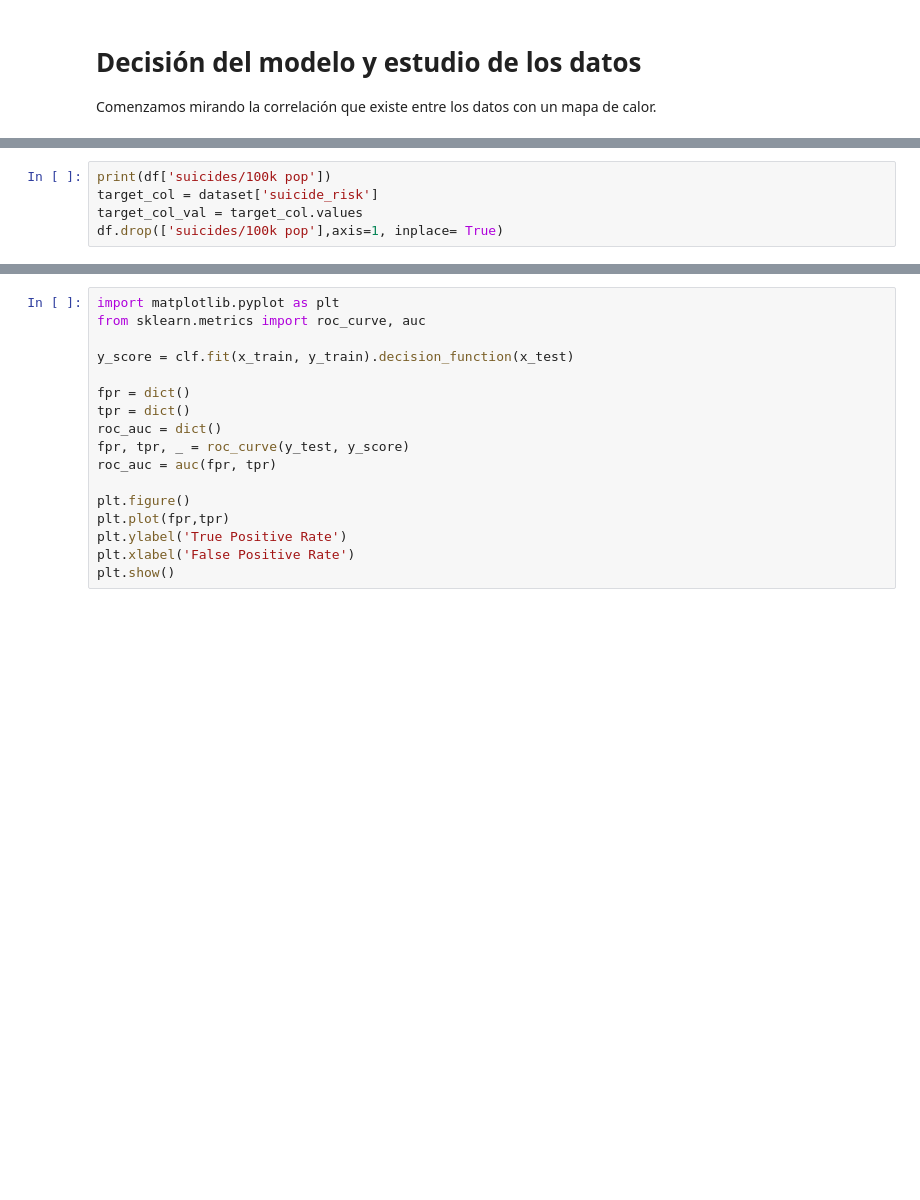
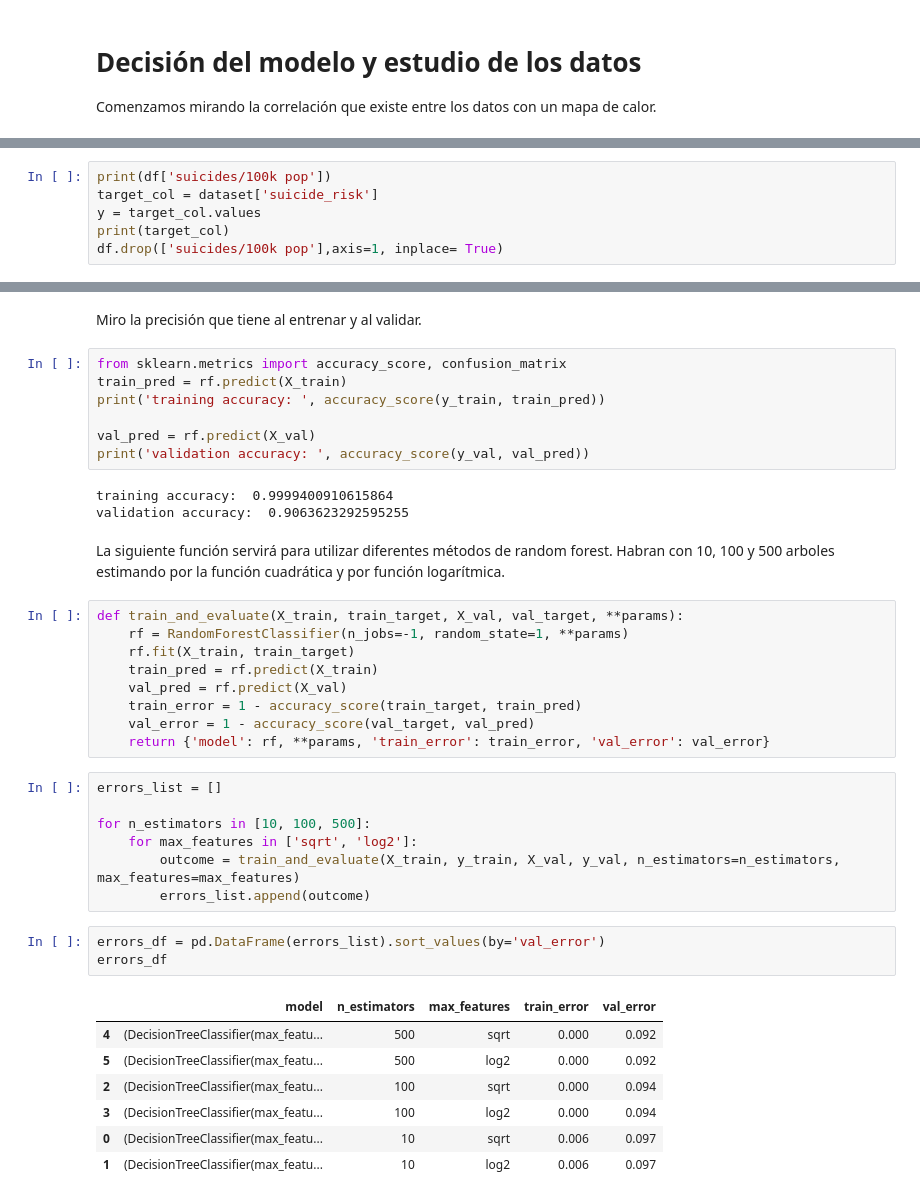
Before and after one commit to borjaarcos/Cas-Kaggle-Suicides-rates, a Jupyter notebook: Cas-kaggle.ipynb, the cells around one changed output, grey strips where cells are left out. Saved outputs shown, nothing was run; the diff lists cells and outputs as text; blank space fills up the shorter version.

```diff
--- a/Cas-kaggle.ipynb
+++ b/Cas-kaggle.ipynb
@@ -246,7 +248,8 @@ Name: suicide_risk, dtype: int64
 # %%
 print(df['suicides/100k pop'])
 target_col = dataset['suicide_risk']
-target_col_val = target_col.values
+y = target_col.values
+print(target_col)
 df.drop(['suicides/100k pop'],axis=1, inplace= True)
 # %% [output]
 0       6.710
@@ -319,17 +316,41 @@ _ = display.ax_.set_title("Precision-Recall curve")
+# %% [markdown]
+Miro la precisión que tiene al entrenar y al validar.
 # %%
-import matplotlib.pyplot as plt
-from sklearn.metrics import roc_curve, auc
+from sklearn.metrics import accuracy_score, confusion_matrix
+train_pred = rf.predict(X_train)
+print('training accuracy: ', accuracy_score(y_train, train_pred))
 
-y_score = clf.fit(x_train, y_train).decision_function(x_test)
-
-fpr = dict()
-tpr = dict()
-roc_auc = dict()
-fpr, tpr, _ = roc_curve(y_test, y_score)
-roc_auc = auc(fpr, tpr)
-
-plt.figure()
-plt.plot(fpr,tpr)
-plt.ylabel('True Positive Rate')
-plt.xlabel('False Positive Rate')
-plt.show()
+val_pred = rf.predict(X_val)
+print('validation accuracy: ', accuracy_score(y_val, val_pred))
+# %% [output]
+training accuracy:  0.9999400910615864
+validation accuracy:  0.9063623292595255
+# %% [markdown]
+La siguiente función servirá para utilizar diferentes métodos de random forest. Habran con 10, 100 y 500 arboles estimando por la función cuadrática y por función logarítmica.
+# %%
+def train_and_evaluate(X_train, train_target, X_val, val_target, **params):
+    rf = RandomForestClassifier(n_jobs=-1, random_state=1, **params)
+    rf.fit(X_train, train_target)
+    train_pred = rf.predict(X_train)
+    val_pred = rf.predict(X_val)
+    train_error = 1 - accuracy_score(train_target, train_pred)
+    val_error = 1 - accuracy_score(val_target, val_pred)
+    return {'model': rf, **params, 'train_error': train_error, 'val_error': val_error}
+# %%
+errors_list = []
+
+for n_estimators in [10, 100, 500]:
+    for max_features in ['sqrt', 'log2']:
+        outcome = train_and_evaluate(X_train, y_train, X_val, y_val, n_estimators=n_estimators, max_features=max_features)
+        errors_list.append(outcome)
+# %%
+errors_df = pd.DataFrame(errors_list).sort_values(by='val_error')
+errors_df
+# %% [output]
+|  | model | n_estimators | max_features | train_error | val_error |
+| 4 | (DecisionTreeClassifier(max_featu... | 500 | sqrt | 0.000 | 0.092 |
+| 5 | (DecisionTreeClassifier(max_featu... | 500 | log2 | 0.000 | 0.092 |
+| 2 | (DecisionTreeClassifier(max_featu... | 100 | sqrt | 0.000 | 0.094 |
+| 3 | (DecisionTreeClassifier(max_featu... | 100 | log2 | 0.000 | 0.094 |
+| 0 | (DecisionTreeClassifier(max_featu... | 10 | sqrt | 0.006 | 0.097 |
+| 1 | (DecisionTreeClassifier(max_featu... | 10 | log2 | 0.006 | 0.097 |
```
Also changed, not shown: parts of 36 cells of this notebook.
